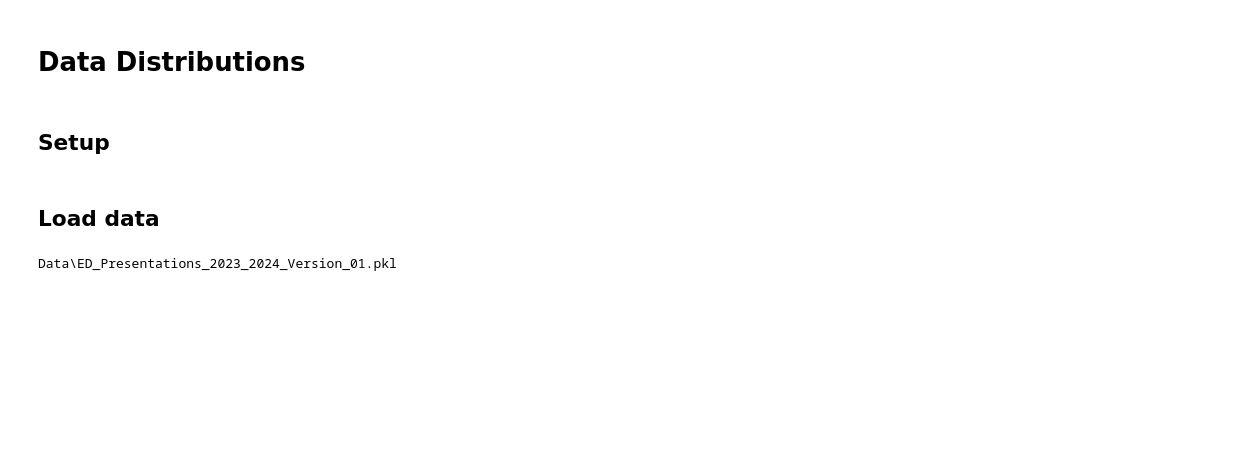
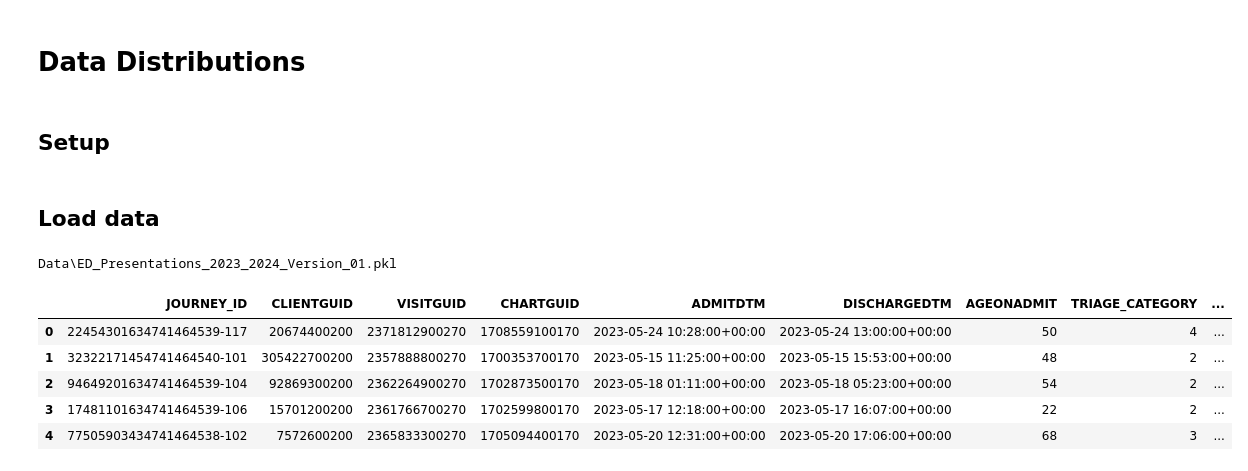
Before and after one commit to SACEIH/Salient_Sepsis_ED_Prediction, a Jupyter notebook: Data_Distributiuons.ipynb, the cells around one changed output. Saved outputs shown, nothing was run; the diff lists cells and outputs as text; code cells hidden in the pictures; blank space fills up the shorter version.

```diff
--- a/Data_Distributiuons.ipynb
+++ b/Data_Distributiuons.ipynb
@@ -115,6 +118,15 @@ for key in AnalysisVariable:
 # sepsis_2023_df = sepsis_df.loc[sepsis_df.ADMITDTM.between('2023-01-01','2024-01-01')].copy()
 # sepsis_2023_df = sepsis_2023_df.loc[sepsis_2023_df.AGEONADMIT<120].copy()
 # sepsis_2023_df = sepsis_2023_df.loc[sepsis_2023_df.GENDERCODE!='Unknown'].copy()
+# %%
+sepsis_df.head()
+# %% [output]
+|  | JOURNEY_ID | CLIENTGUID | VISITGUID | CHARTGUID | ADMITDTM | DISCHARGEDTM | AGEONADMIT | TRIAGE_CATEGORY | ... |
+| 0 | 22454301634741464539-117 | 20674400200 | 2371812900270 | 1708559100170 | 2023-05-24 10:28:00+00:00 | 2023-05-24 13:00:00+00:00 | 50 | 4 | ... |
+| 1 | 32322171454741464540-101 | 305422700200 | 2357888800270 | 1700353700170 | 2023-05-15 11:25:00+00:00 | 2023-05-15 15:53:00+00:00 | 48 | 2 | ... |
+| 2 | 94649201634741464539-104 | 92869300200 | 2362264900270 | 1702873500170 | 2023-05-18 01:11:00+00:00 | 2023-05-18 05:23:00+00:00 | 54 | 2 | ... |
+| 3 | 17481101634741464539-106 | 15701200200 | 2361766700270 | 1702599800170 | 2023-05-17 12:18:00+00:00 | 2023-05-17 16:07:00+00:00 | 22 | 2 | ... |
+| 4 | 77505903434741464538-102 | 7572600200 | 2365833300270 | 1705094400170 | 2023-05-20 12:31:00+00:00 | 2023-05-20 17:06:00+00:00 | 68 | 3 | ... |
 # %%
 DiagnosisString = 'ANY_SEPSIS'
 
```
Also changed, not shown: parts of 6 cells of this notebook, 3 other files.
